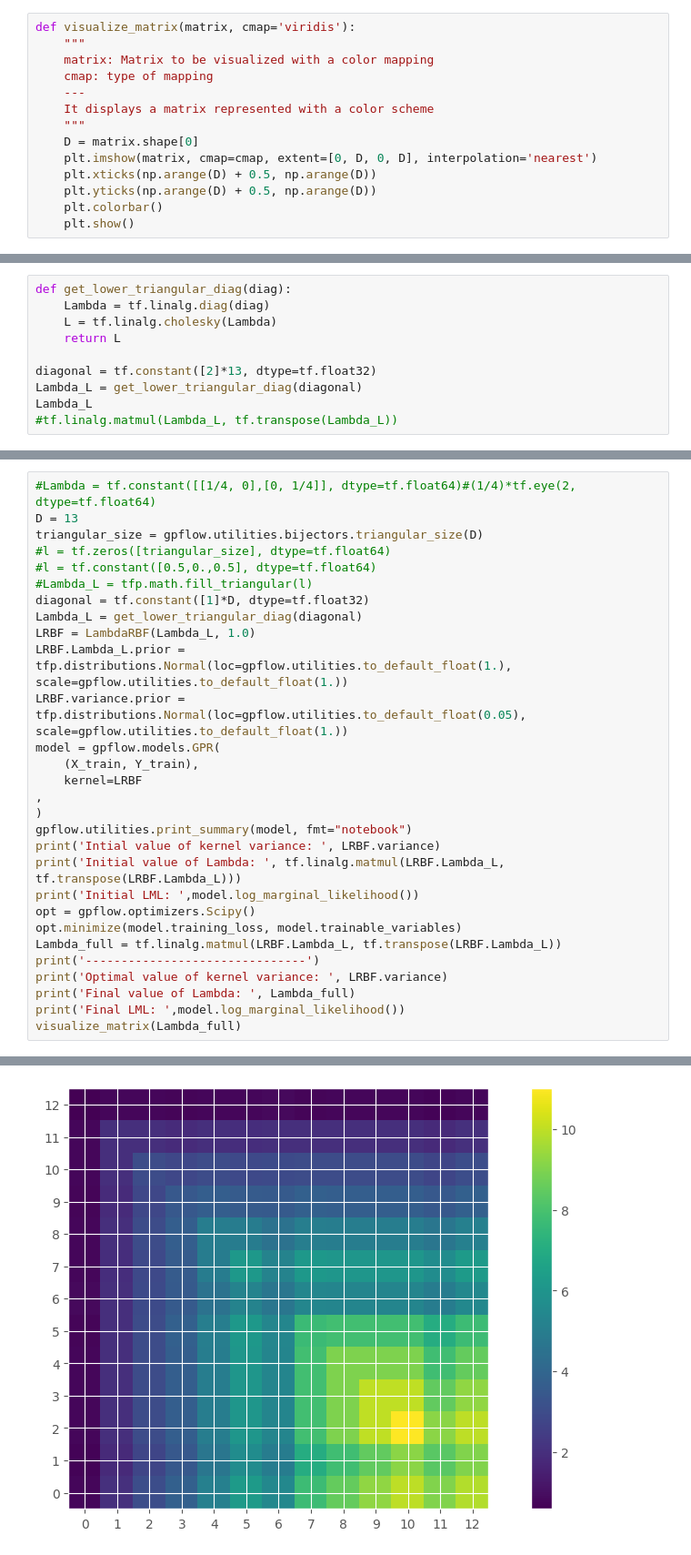
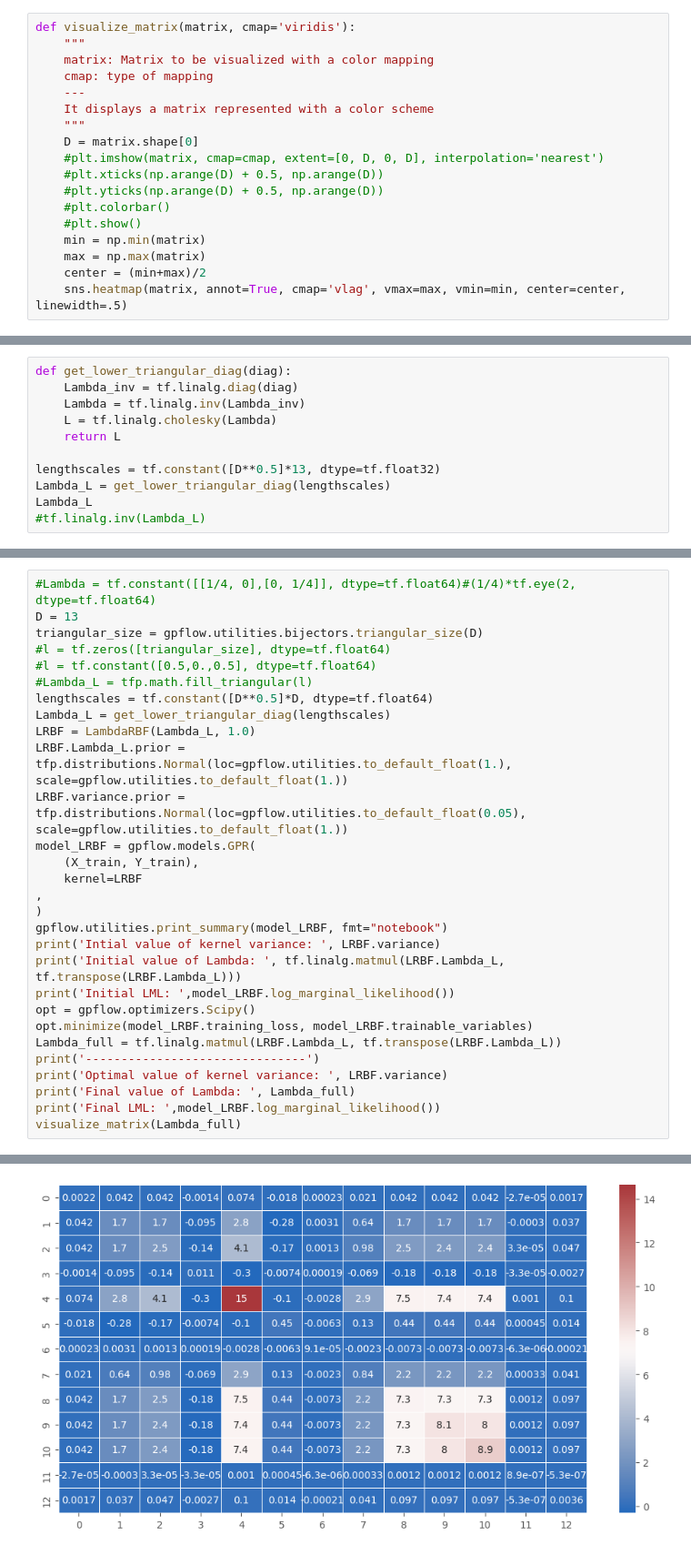
Before and after one commit to mattyred/BSGP_Automatic_Independence_Determination, a Jupyter notebook: LambdaRBFKernel/BostonAnalysis.ipynb, the cells around one changed output, grey strips where cells are left out. Shown at 91% size. Drawn from its saved outputs; the diff is of its cells as text.

Commit message:
LambdaRBF kernel working but bad performances

```diff
--- a/LambdaRBFKernel/BostonAnalysis.ipynb
+++ b/LambdaRBFKernel/BostonAnalysis.ipynb
@@ -29,11 +33,15 @@ def visualize_matrix(matrix, cmap='viridis'):
     It displays a matrix represented with a color scheme
     """
     D = matrix.shape[0]
-    plt.imshow(matrix, cmap=cmap, extent=[0, D, 0, D], interpolation='nearest')
-    plt.xticks(np.arange(D) + 0.5, np.arange(D))
-    plt.yticks(np.arange(D) + 0.5, np.arange(D))
-    plt.colorbar()
-    plt.show()
+    #plt.imshow(matrix, cmap=cmap, extent=[0, D, 0, D], interpolation='nearest')
+    #plt.xticks(np.arange(D) + 0.5, np.arange(D))
+    #plt.yticks(np.arange(D) + 0.5, np.arange(D))
+    #plt.colorbar()
+    #plt.show()
+    min = np.min(matrix)
+    max = np.max(matrix)
+    center = (min+max)/2
+    sns.heatmap(matrix, annot=True, cmap='vlag', vmax=max, vmin=min, center=center, linewidth=.5)
 # %%
 (X_train, Y_train), (X_test, Y_test) = keras.datasets.boston_housing.load_data()
 Y_train = np.atleast_2d(Y_train).T
@@ -44,11 +65,12 @@ Y_test = (Y_test - Y_train_mean) / Y_train_std
 # %%
 def get_lower_triangular_diag(diag):
-    Lambda = tf.linalg.diag(diag)
+    Lambda_inv = tf.linalg.diag(diag)
+    Lambda = tf.linalg.inv(Lambda_inv)
     L = tf.linalg.cholesky(Lambda)
     return L
 
-diagonal = tf.constant([2]*13, dtype=tf.float32)
-Lambda_L = get_lower_triangular_diag(diagonal)
+lengthscales = tf.constant([D**0.5]*13, dtype=tf.float32)
+Lambda_L = get_lower_triangular_diag(lengthscales)
 Lambda_L
-#tf.linalg.matmul(Lambda_L, tf.transpose(Lambda_L))
+#tf.linalg.inv(Lambda_L)
 # %% [output]
@@ -76,27 +100,27 @@ triangular_size = gpflow.utilities.bijectors.triangular_size(D)
 #l = tf.zeros([triangular_size], dtype=tf.float64)
 #l = tf.constant([0.5,0.,0.5], dtype=tf.float64)
 #Lambda_L = tfp.math.fill_triangular(l)
-diagonal = tf.constant([1]*D, dtype=tf.float32)
-Lambda_L = get_lower_triangular_diag(diagonal)
+lengthscales = tf.constant([D**0.5]*D, dtype=tf.float64)
+Lambda_L = get_lower_triangular_diag(lengthscales)
 LRBF = LambdaRBF(Lambda_L, 1.0)
 LRBF.Lambda_L.prior = tfp.distributions.Normal(loc=gpflow.utilities.to_default_float(1.), scale=gpflow.utilities.to_default_float(1.))
 LRBF.variance.prior = tfp.distributions.Normal(loc=gpflow.utilities.to_default_float(0.05), scale=gpflow.utilities.to_default_float(1.))
-model = gpflow.models.GPR(
+model_LRBF = gpflow.models.GPR(
     (X_train, Y_train),
     kernel=LRBF
 ,
 )
-gpflow.utilities.print_summary(model, fmt="notebook")
+gpflow.utilities.print_summary(model_LRBF, fmt="notebook")
 print('Intial value of kernel variance: ', LRBF.variance)
 print('Initial value of Lambda: ', tf.linalg.matmul(LRBF.Lambda_L, tf.transpose(LRBF.Lambda_L)))
-print('Initial LML: ',model.log_marginal_likelihood())
+print('Initial LML: ',model_LRBF.log_marginal_likelihood())
 opt = gpflow.optimizers.Scipy()
-opt.minimize(model.training_loss, model.trainable_variables)
+opt.minimize(model_LRBF.training_loss, model_LRBF.trainable_variables)
 Lambda_full = tf.linalg.matmul(LRBF.Lambda_L, tf.transpose(LRBF.Lambda_L))
 print('-------------------------------')
 print('Optimal value of kernel variance: ', LRBF.variance)
 print('Final value of Lambda: ', Lambda_full)
-print('Final LML: ',model.log_marginal_likelihood())
+print('Final LML: ',model_LRBF.log_marginal_likelihood())
 visualize_matrix(Lambda_full)
 # %% [output]
 | name | class | transform | prior | trainable | shape | dtype | value |
@@ -123 +147 @@ Final LML:  tf.Tensor(-565.7055836066085, shape=(), dtype=float64)
-[figure, old version]
+[figure, new version]
```
Also changed, not shown: parts of 11 cells of this notebook, 3 other files.
